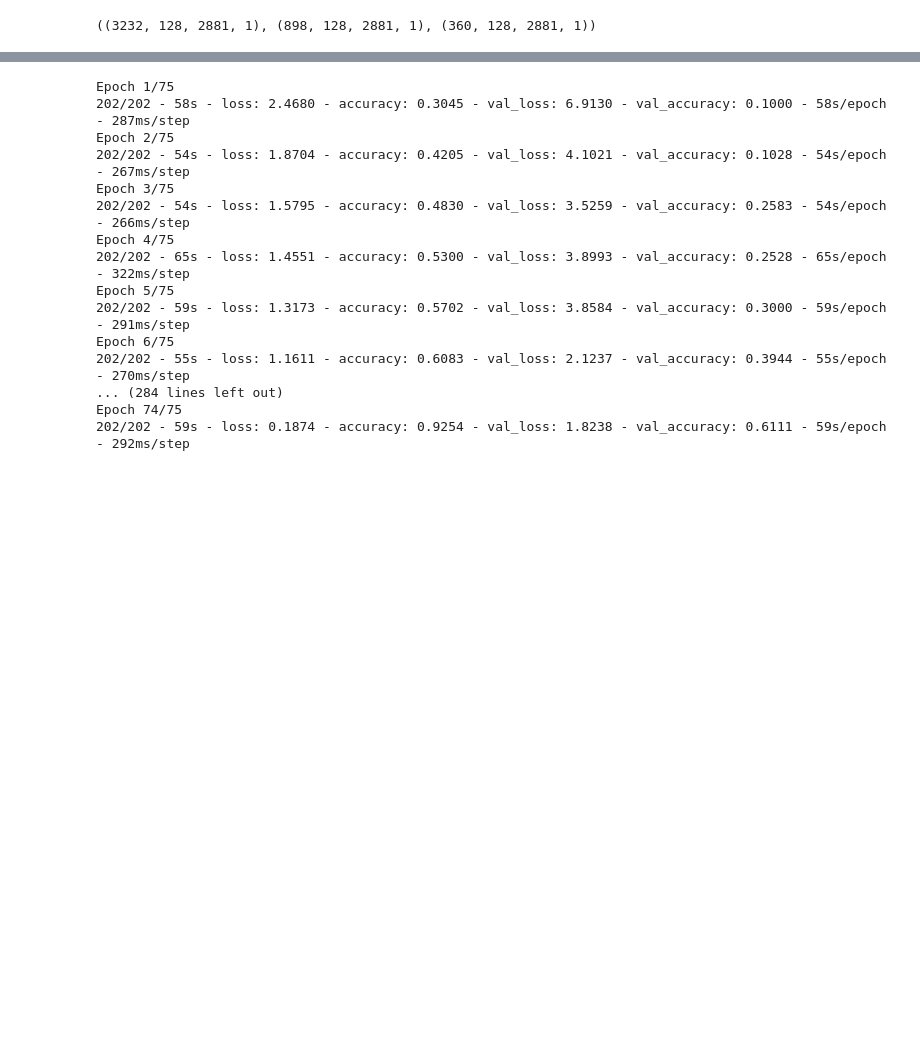
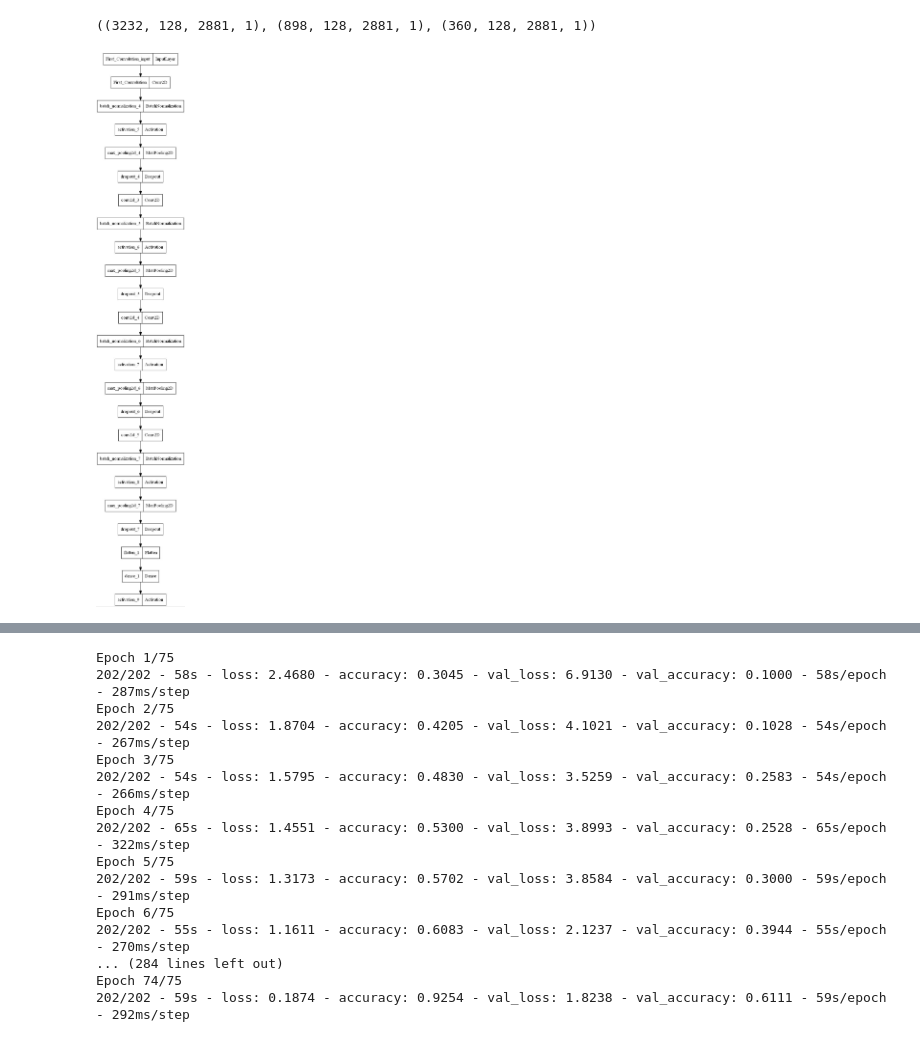
Before and after one commit to swami84/music_genre_classification, a Jupyter notebook: notebooks/Model_Comparison.ipynb, the cells around one changed output, grey strips where cells are left out. Drawn from its saved outputs; the diff is of its cells as text; code cells hidden in the pictures; blank space fills up the shorter version.

```diff
--- a/notebooks/Model_Comparison.ipynb
+++ b/notebooks/Model_Comparison.ipynb
@@ -134,3 +134,8 @@ def create_model_checkpoint(model_name):
         mode='max',
         save_best_only=True)
     return model_checkpoint_callback
+# %%
+cnn_model = create_model( model_type = 'CNN', compile_model=False)
+plot_model(cnn_model, to_file='../data/images/cnn_model.jpg')
+# %% [output]
+[figure, added]
```
Also changed, not shown: parts of 1 cell of this notebook, 5 other files.
